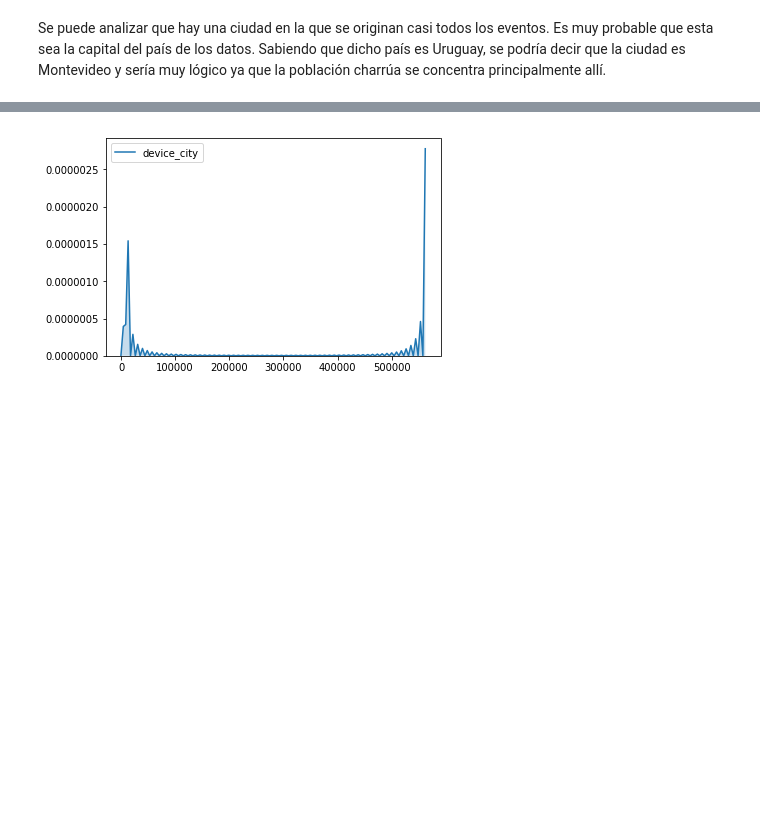
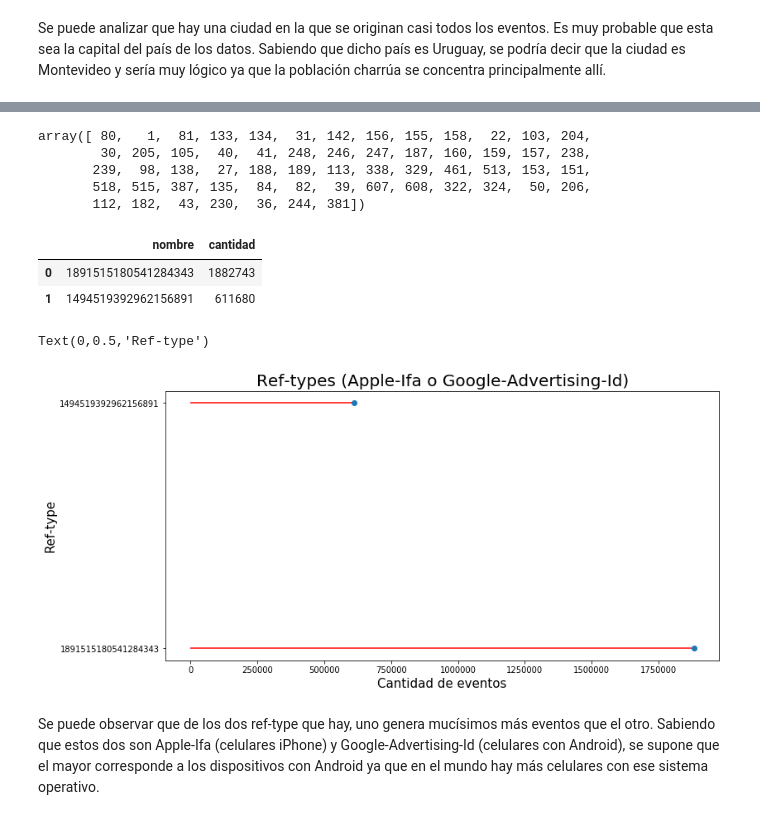
Before and after one commit to cruzpa95/Datos2019, a Jupyter notebook: events.ipynb, the cells around one changed output, grey strips where cells are left out. Saved outputs shown, nothing was run; the diff lists cells and outputs as text; code cells hidden in the pictures; blank space fills up the shorter version.

```diff
--- a/events.ipynb
+++ b/events.ipynb
@@ -400,4 +405,30 @@ ciudades.groupby('event_id').count()
-# %%
-p1=sns.kdeplot(eventos['device_city'].value_counts(), shade=True)
-# %% [output]
-[figure, removed]
+# %%
+atribuidos = atribuidos[atribuidos['attributed'] == True]
+atribuidos.event_id.unique()
+# %% [output]
+array([ 80,   1,  81, 133, 134,  31, 142, 156, 155, 158,  22, 103, 204,
+        30, 205, 105,  40,  41, 248, 246, 247, 187, 160, 159, 157, 238,
+       239,  98, 138,  27, 188, 189, 113, 338, 329, 461, 513, 153, 151,
+       518, 515, 387, 135,  84,  82,  39, 607, 608, 322, 324,  50, 206,
+       112, 182,  43, 230,  36, 244, 381])
+# %%
+ref_type = eventos.loc[:,'ref_type'].value_counts().reset_index()
+ref_type = ref_type.rename(columns={'index': 'nombre', 'ref_type': 'cantidad'})
+ref_type['nombre'] = ref_type['nombre'].astype(str)
+ref_type
+# %% [output]
+|  | nombre | cantidad |
+| 0 | 1891515180541284343 | 1882743 |
+| 1 | 1494519392962156891 | 611680 |
+# %%
+fig, ax = plt.subplots(figsize=(12,6))
+ax.hlines(ref_type.nombre, xmin=0, xmax=ref_type.cantidad, color='red')
+ax.plot(ref_type.cantidad, ref_type.nombre, "o")
+ax.set_title("Ref-types (Apple-Ifa o Google-Advertising-Id)", fontsize=20)
+ax.set_xlabel('Cantidad de eventos', fontsize=15)
+ax.set_ylabel('Ref-type', fontsize=15)
+# %% [output]
+Text(0,0.5,'Ref-type')
+[figure, added]
+# %% [markdown]
+Se puede observar que de los dos ref-type que hay, uno genera mucísimos más eventos que el otro. Sabiendo que estos dos son Apple-Ifa (celulares iPhone) y Google-Advertising-Id (celulares con Android), se supone que el mayor corresponde a los dispositivos con Android ya que en el mundo hay más celulares con ese sistema operativo.
```
Also changed, not shown: parts of 9 cells of this notebook.
